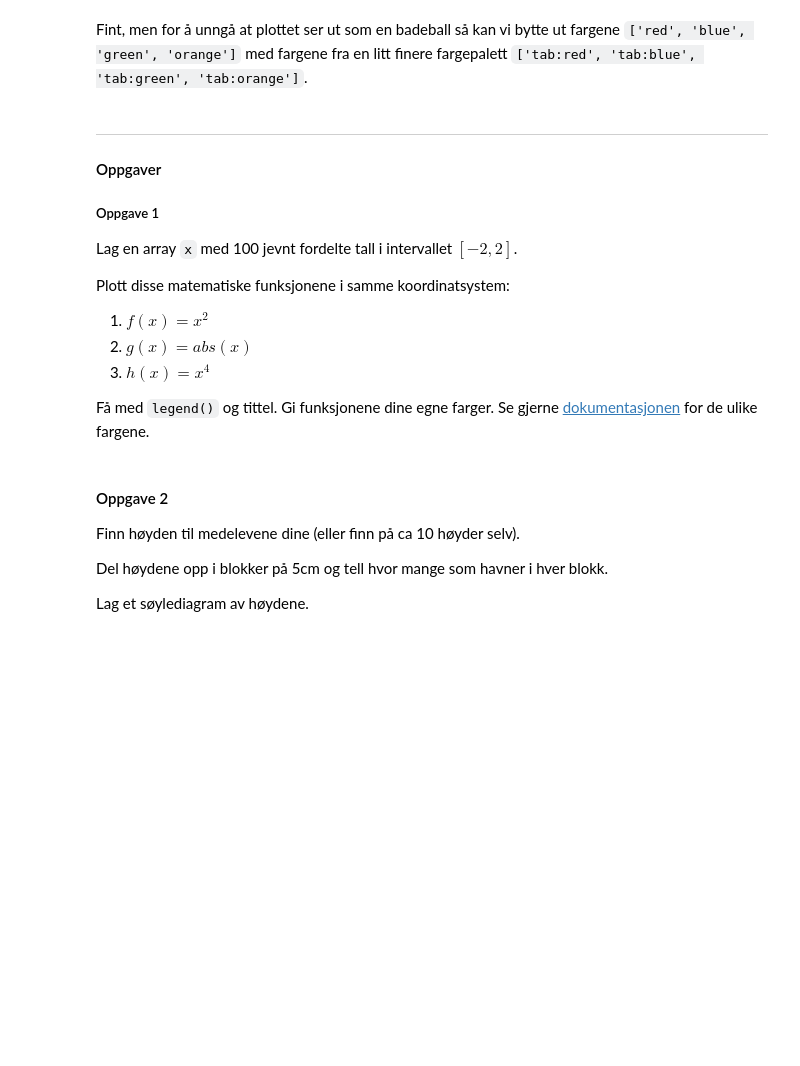
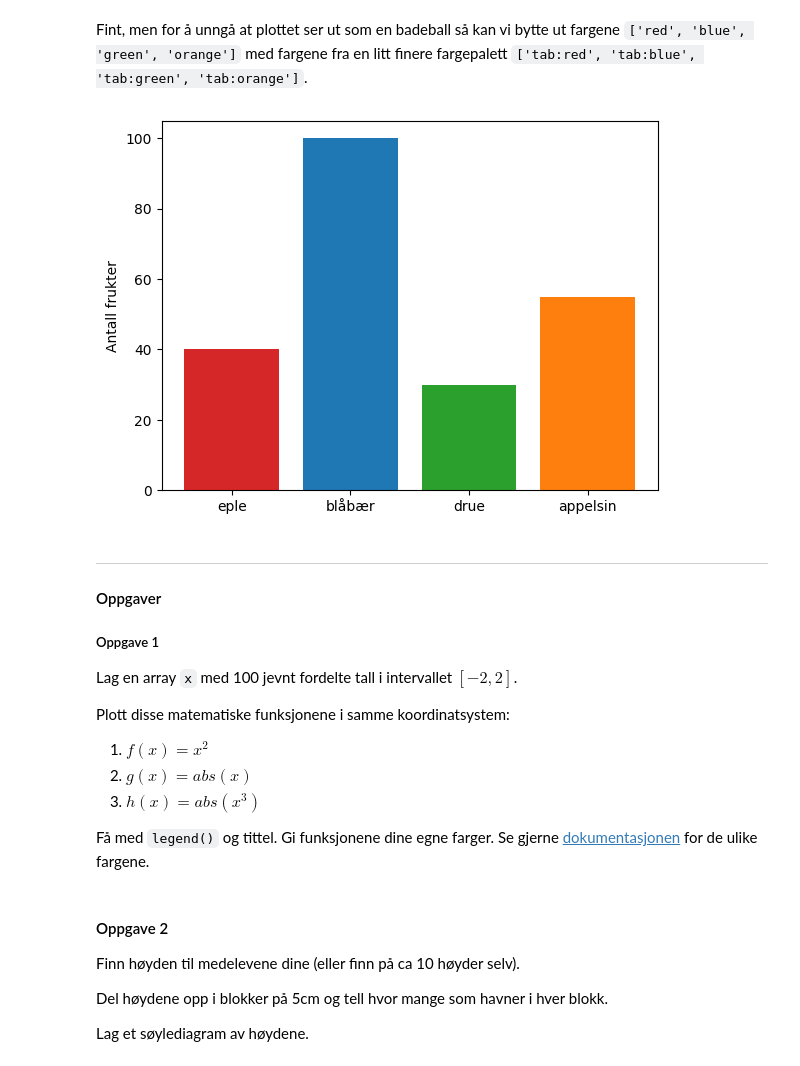
Before and after one commit to tobiasmelbo/onlinebok, a Jupyter notebook: _sources/Ekstra/Plotting.ipynb, the cells around one changed output. Saved outputs shown, nothing was run; the diff lists cells and outputs as text; code cells hidden in the pictures; blank space fills up the shorter version.

```diff
--- a/_sources/Ekstra/Plotting.ipynb
+++ b/_sources/Ekstra/Plotting.ipynb
@@ -92,6 +92,18 @@ plt.show()
 [figure]
 # %% [markdown]
 Fint, men for å unngå at plottet ser ut som en badeball så kan vi bytte ut fargene `['red', 'blue', 'green', 'orange']` med fargene fra en litt finere fargepalett `['tab:red', 'tab:blue', 'tab:green', 'tab:orange']`.
+# %%
+import matplotlib.pyplot as plt
+
+frukter = ['eple', 'blåbær', 'drue', 'appelsin']
+antall = [40, 100, 30, 55]
+fargeliste = ['tab:red', 'tab:blue', 'tab:green', 'tab:orange']
+
+plt.bar(frukter, antall, color = fargeliste)
+plt.ylabel("Antall frukter")
+plt.show()
+# %% [output]
+[figure, added]
 # %% [markdown]
 ---
 
@@ -105,7 +117,7 @@ Plott disse matematiske funksjonene i samme koordinatsystem:
 
 1. $f(x) = x^2$
 2. $g(x) = abs(x)$
-3. $h(x) = x^4$
+3. $h(x) = abs(x^3)$
 
 Få med `legend()` og tittel. Gi funksjonene dine egne farger. Se gjerne [dokumentasjonen](https://matplotlib.org/stable/gallery/color/named_colors.html#css-colors) for de ulike fargene.
 # %% [markdown]
```
Also changed, not shown: 14 other files.
